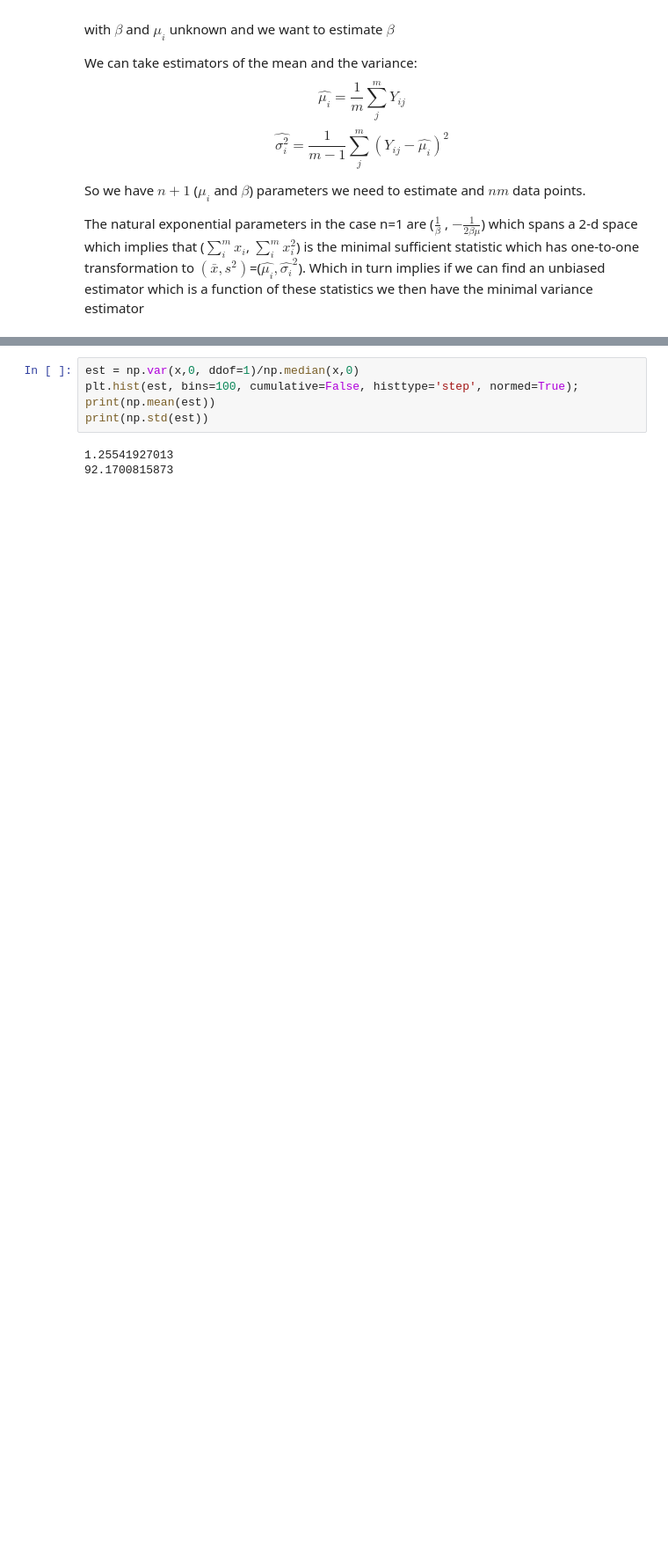
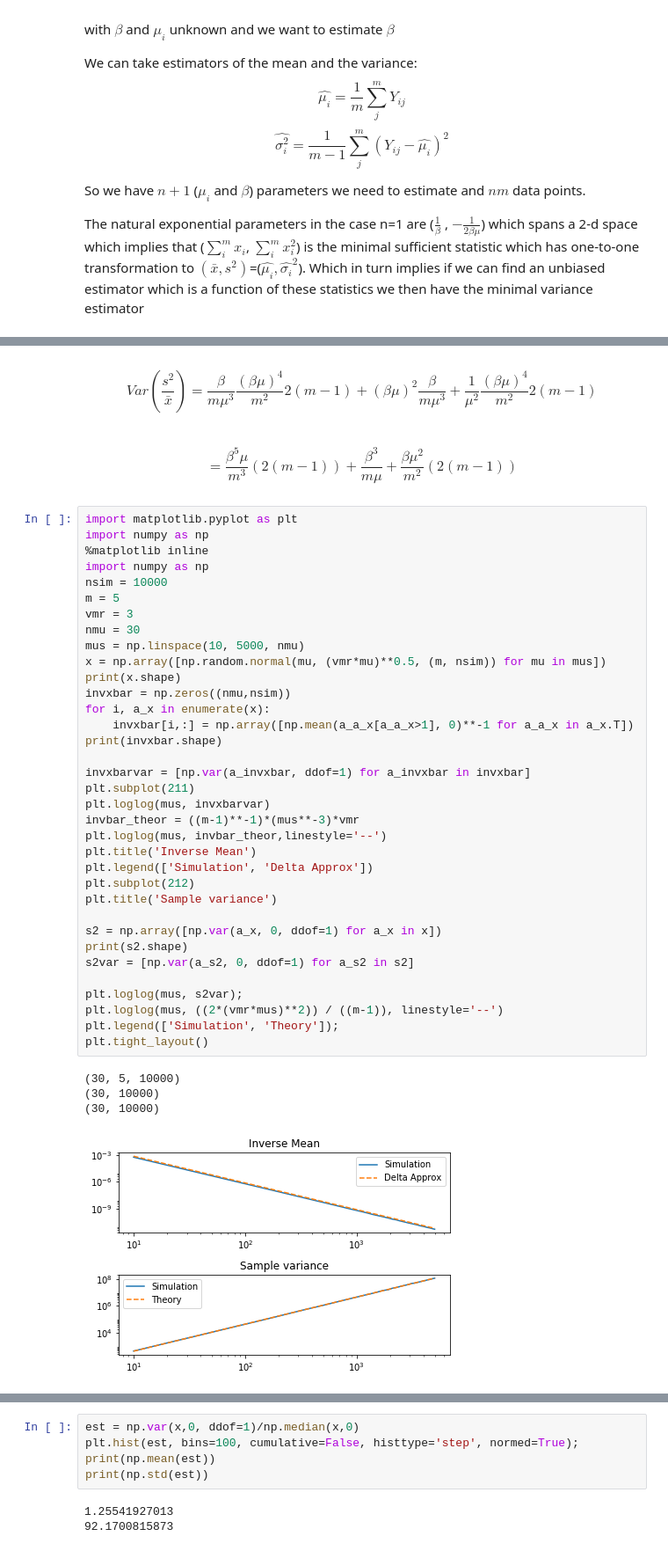
Before and after one commit to deanpospisil/ipython_nb, a Jupyter notebook: Finding VMR.ipynb, the cells around one changed output, grey strips where cells are left out. Shown at 88% size. Drawn from its saved outputs; the diff is of its cells as text; blank space fills up the shorter version.

Commit message:
figured out delta method approx vs sim

```diff
--- a/Finding VMR.ipynb
+++ b/Finding VMR.ipynb
@@ -68,0 +77,44 @@ print(np.std(est))
+# %% [markdown]
+$$Var(\frac{s^2}{\bar{x}}) = \frac{\beta }{m\mu^3} \frac{(\beta \mu)^4}{m^2}2(m-1) + (\beta \mu)^2 \frac{\beta }{m \mu^3} + \frac{1}{\mu^2}\frac{(\beta \mu)^4}{m^2}2(m-1)$$
+# %% [markdown]
+$$= \frac{\beta^5 \mu}{m^3}(2(m-1)) + \frac{\beta^3}{m \mu} + \frac{\beta \mu^2}{m^2} (2(m-1))$$
+# %%
+import matplotlib.pyplot as plt
+import numpy as np
+%matplotlib inline
+import numpy as np
+nsim = 10000
+m = 5
+vmr = 3
+nmu = 30
+mus = np.linspace(10, 5000, nmu)
+x = np.array([np.random.normal(mu, (vmr*mu)**0.5, (m, nsim)) for mu in mus])
+print(x.shape)
+invxbar = np.zeros((nmu,nsim))
+for i, a_x in enumerate(x):
+    invxbar[i,:] = np.array([np.mean(a_a_x[a_a_x>1], 0)**-1 for a_a_x in a_x.T])
+print(invxbar.shape)
+
+invxbarvar = [np.var(a_invxbar, ddof=1) for a_invxbar in invxbar]
+plt.subplot(211)
+plt.loglog(mus, invxbarvar)
+invbar_theor = ((m-1)**-1)*(mus**-3)*vmr
+plt.loglog(mus, invbar_theor,linestyle='--')
+plt.title('Inverse Mean')
+plt.legend(['Simulation', 'Delta Approx'])
+plt.subplot(212)
+plt.title('Sample variance')
+
+s2 = np.array([np.var(a_x, 0, ddof=1) for a_x in x])
+print(s2.shape)
+s2var = [np.var(a_s2, 0, ddof=1) for a_s2 in s2]
+
+plt.loglog(mus, s2var);
+plt.loglog(mus, ((2*(vmr*mus)**2)) / ((m-1)), linestyle='--')
+plt.legend(['Simulation', 'Theory']);
+plt.tight_layout()
+# %% [output]
+(30, 5, 10000)
+(30, 10000)
+(30, 10000)
+[figure, added]
```
Also changed, not shown: parts of 7 cells of this notebook, 1 other file.
